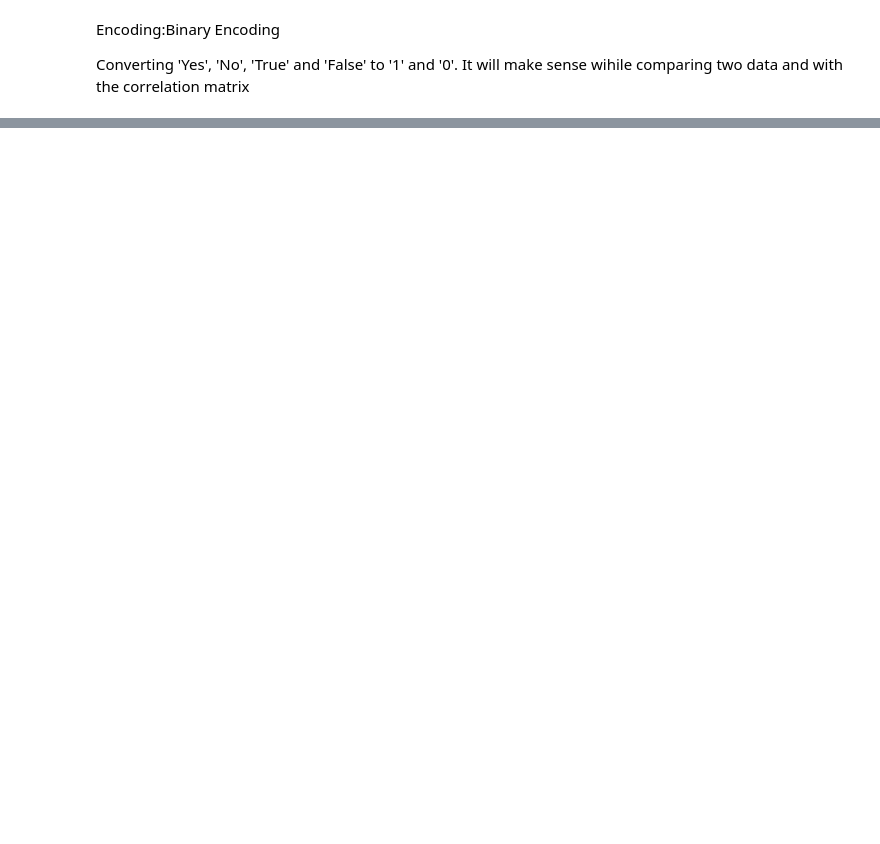
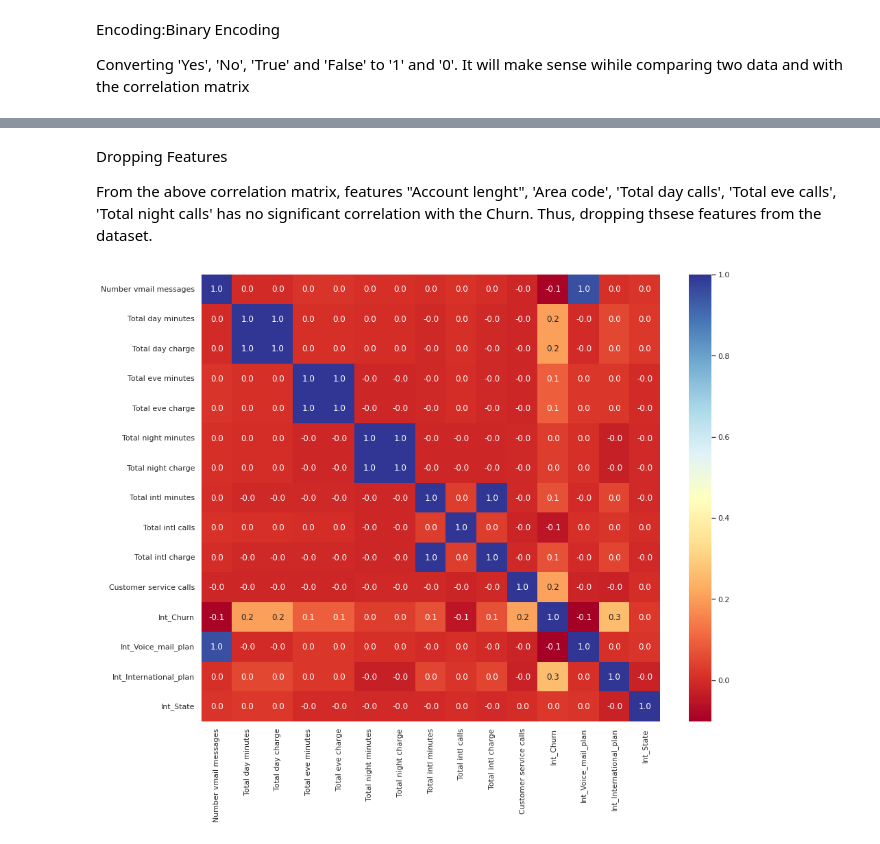
Before and after one commit to Anuj-1996/Telecom-Churn-Analysis, a Jupyter notebook: Anuj_Chavan_EDA_Project.ipynb, the cells around one changed output, grey strips where cells are left out. Cells and saved outputs as stored; diff of their text form; code cells hidden in the pictures; blank space fills up the shorter version.

```diff
--- a/Anuj_Chavan_EDA_Project.ipynb
+++ b/Anuj_Chavan_EDA_Project.ipynb
@@ -366,0 +187,12 @@ Pass the following variables as keyword args: x, y. From version 0.12, the only
+# %% [markdown]
+Dropping Features
+
+From the above correlation matrix, features "Account lenght", 'Area code', 'Total day calls', 'Total eve calls', 'Total night calls' has no significant correlation with the Churn. Thus, dropping thsese features from the dataset.
+# %%
+df1 = df1.drop(["Account length", 'Area code', 'Total day calls', 'Total eve calls', 'Total night calls'], axis = 1)
+
+plt.figure(figsize = (15, 12))
+sns.heatmap(df1.corr(), cmap="RdYlBu", annot=True, fmt=".1f")
+plt.show()
+# %% [output]
+[figure, added]
```
Also changed, not shown: parts of 48 cells of this notebook.
